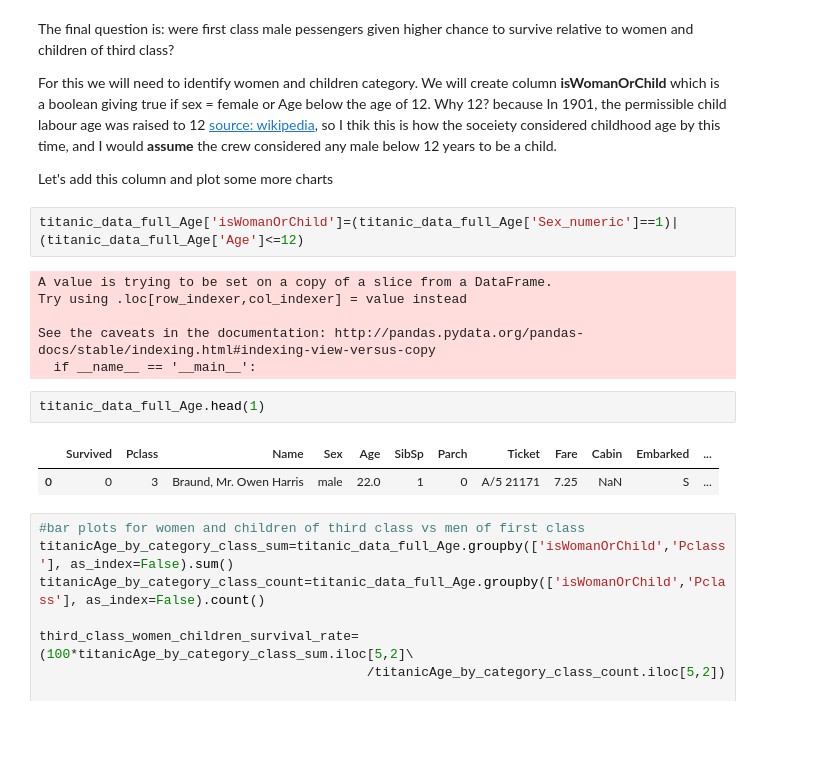
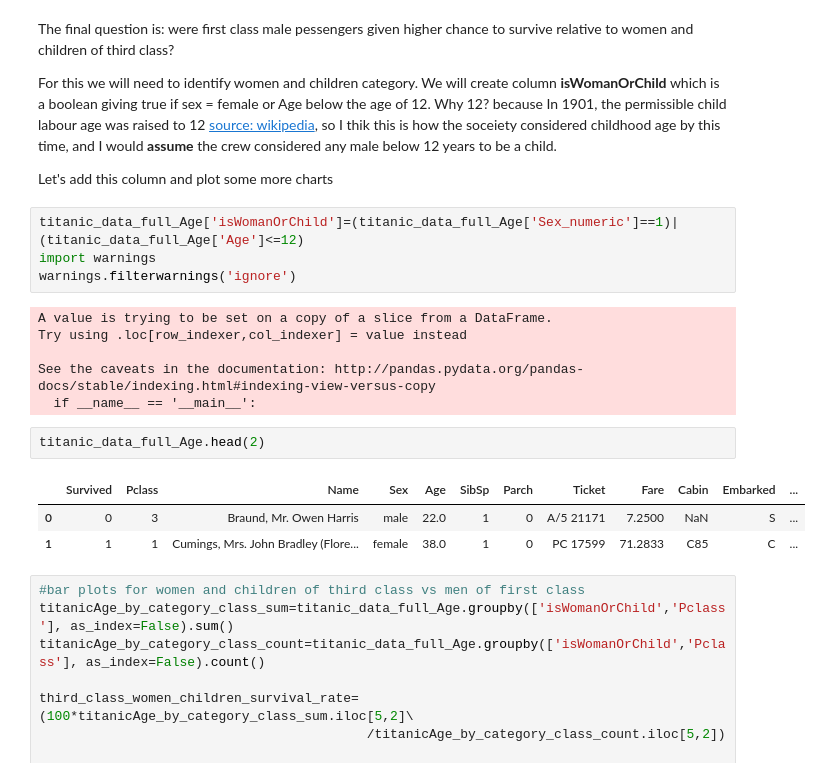
Before and after one commit to Mahmoud-AbouZeid/Lessons-From-Titanic, a Jupyter notebook: The Sinking of RMS Titanic.ipynb, the cells around one changed output. Saved outputs shown, nothing was run; the diff lists cells and outputs as text; blank space fills up the shorter version.

```diff
--- a/The Sinking of RMS Titanic.ipynb
+++ b/The Sinking of RMS Titanic.ipynb
@@ -267,6 +288,8 @@ For this we will need to identify women and children category. We will create co
 Let's add this column and plot some more charts
 # %%
 titanic_data_full_Age['isWomanOrChild']=(titanic_data_full_Age['Sex_numeric']==1)|(titanic_data_full_Age['Age']<=12)
+import warnings
+warnings.filterwarnings('ignore')
 # %% [output]
 A value is trying to be set on a copy of a slice from a DataFrame.
 Try using .loc[row_indexer,col_indexer] = value instead
@@ -274,10 +297,11 @@ Try using .loc[row_indexer,col_indexer] = value instead
 See the caveats in the documentation: http://pandas.pydata.org/pandas-docs/stable/indexing.html#indexing-view-versus-copy
   if __name__ == '__main__':
 # %%
-titanic_data_full_Age.head(1)
+titanic_data_full_Age.head(2)
 # %% [output]
 |  | Survived | Pclass | Name | Sex | Age | SibSp | Parch | Ticket | Fare | Cabin | Embarked | ... |
-| 0 | 0 | 3 | Braund, Mr. Owen Harris | male | 22.0 | 1 | 0 | A/5 21171 | 7.25 | NaN | S | ... |
+| 0 | 0 | 3 | Braund, Mr. Owen Harris | male | 22.0 | 1 | 0 | A/5 21171 | 7.2500 | NaN | S | ... |
+| 1 | 1 | 1 | Cumings, Mrs. John Bradley (Flore... | female | 38.0 | 1 | 0 | PC 17599 | 71.2833 | C85 | C | ... |
 # %%
 #bar plots for women and children of third class vs men of first class
 titanicAge_by_category_class_sum=titanic_data_full_Age.groupby(['isWomanOrChild','Pclass'], as_index=False).sum()
```
Also changed, not shown: parts of 6 cells of this notebook.
